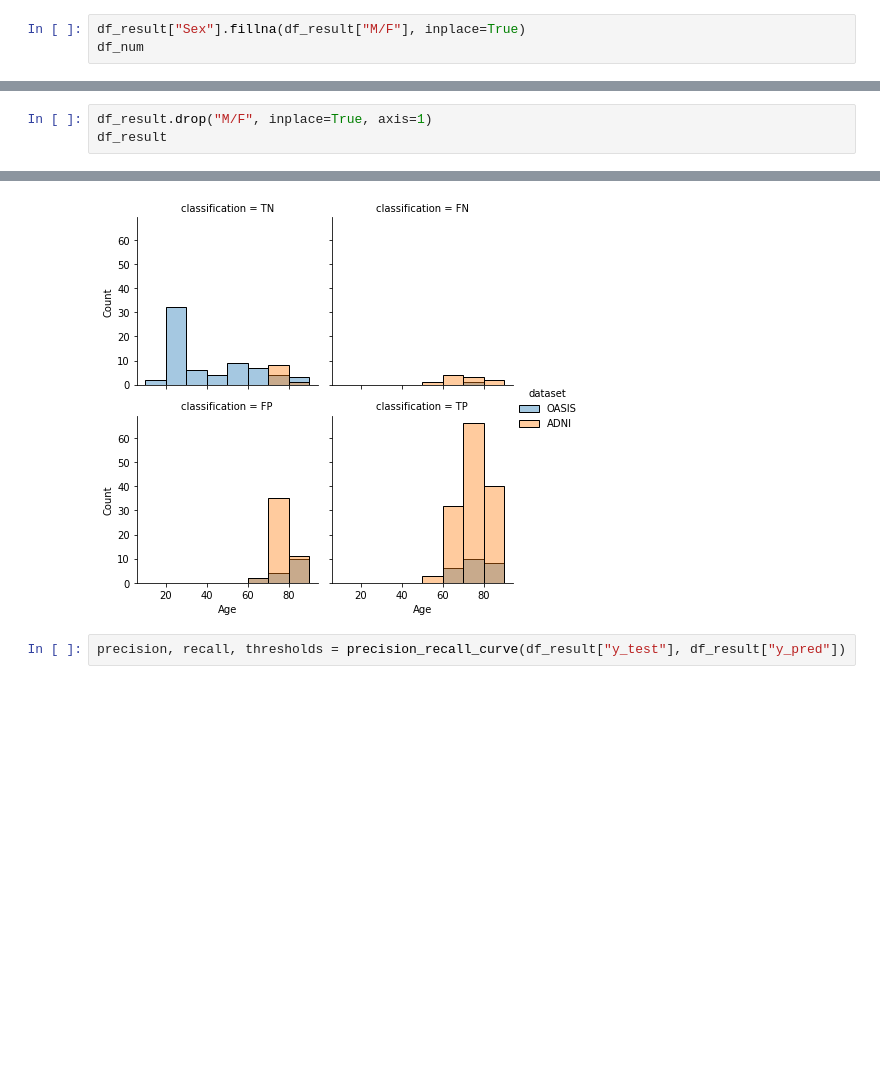
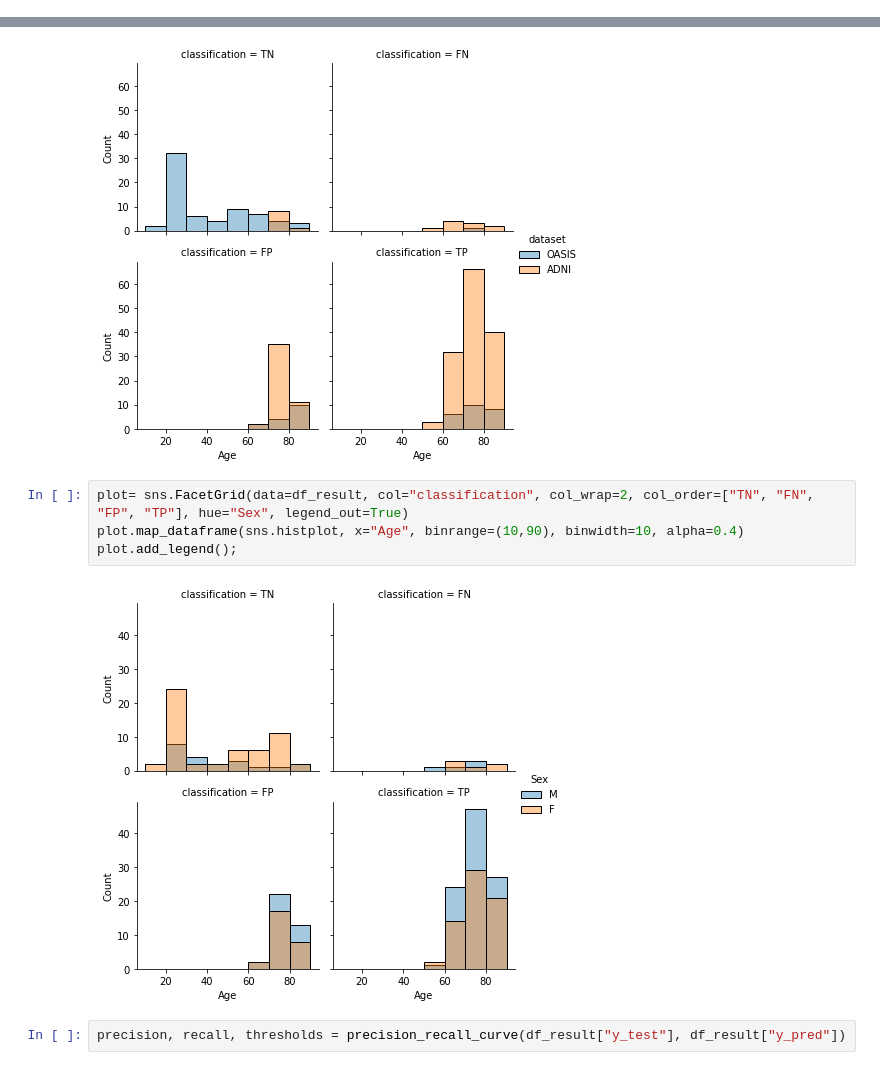
Before and after one commit to tamap94/ds-capstone-alzheimers-, a Jupyter notebook: modelling/error_analysis.ipynb, the cells around one changed output, grey strips where cells are left out. Saved outputs shown, nothing was run; the diff lists cells and outputs as text; blank space fills up the shorter version.

```diff
--- a/modelling/error_analysis.ipynb
+++ b/modelling/error_analysis.ipynb
@@ -66,3 +65,0 @@ df_result[df_result["dataset"] == "ADNI"]
-# %%
-df_result["Sex"].fillna(df_result["M/F"], inplace=True)
-df_num
@@ -147,6 +130,3 @@ print(precision_score(df_num["y_test"], df_num["end_pred"]))
 0.7058823529411765
 0.9455782312925171
 0.7277486910994765
-# %%
-df_result.drop("M/F", inplace=True, axis=1)
-df_result
@@ -297,6 +263,12 @@ plot.map_dataframe(sns.histplot, x="Age", binrange=(10,90), binwidth=10, alpha=0
 plot.add_legend();
 # %% [output]
 [figure]
+# %%
+plot= sns.FacetGrid(data=df_result, col="classification", col_wrap=2, col_order=["TN", "FN", "FP", "TP"], hue="Sex", legend_out=True)
+plot.map_dataframe(sns.histplot, x="Age", binrange=(10,90), binwidth=10, alpha=0.4)
+plot.add_legend();
+# %% [output]
+[figure, added]
 # %%
 precision, recall, thresholds = precision_recall_curve(df_result["y_test"], df_result["y_pred"])
 # %%
```
Also changed, not shown: parts of 8 cells of this notebook, 9 other files.
